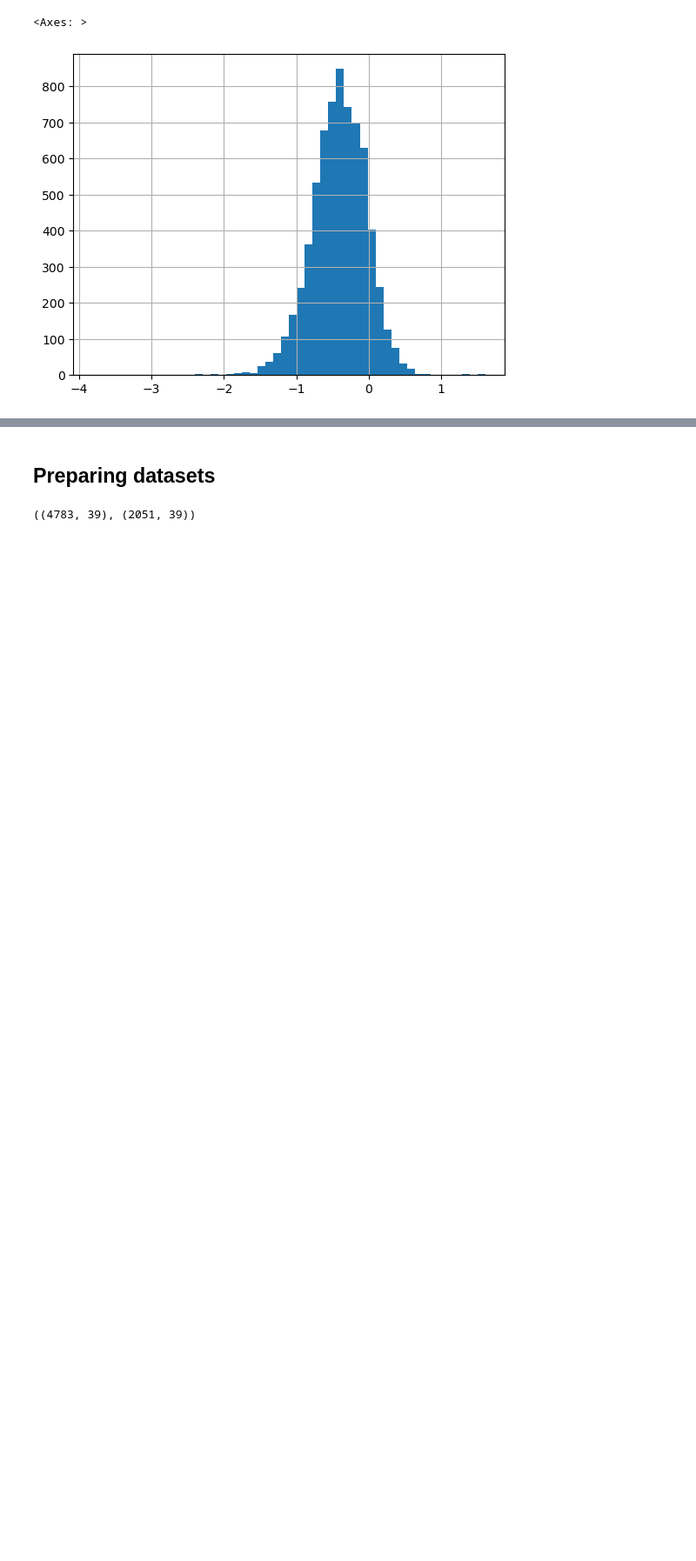
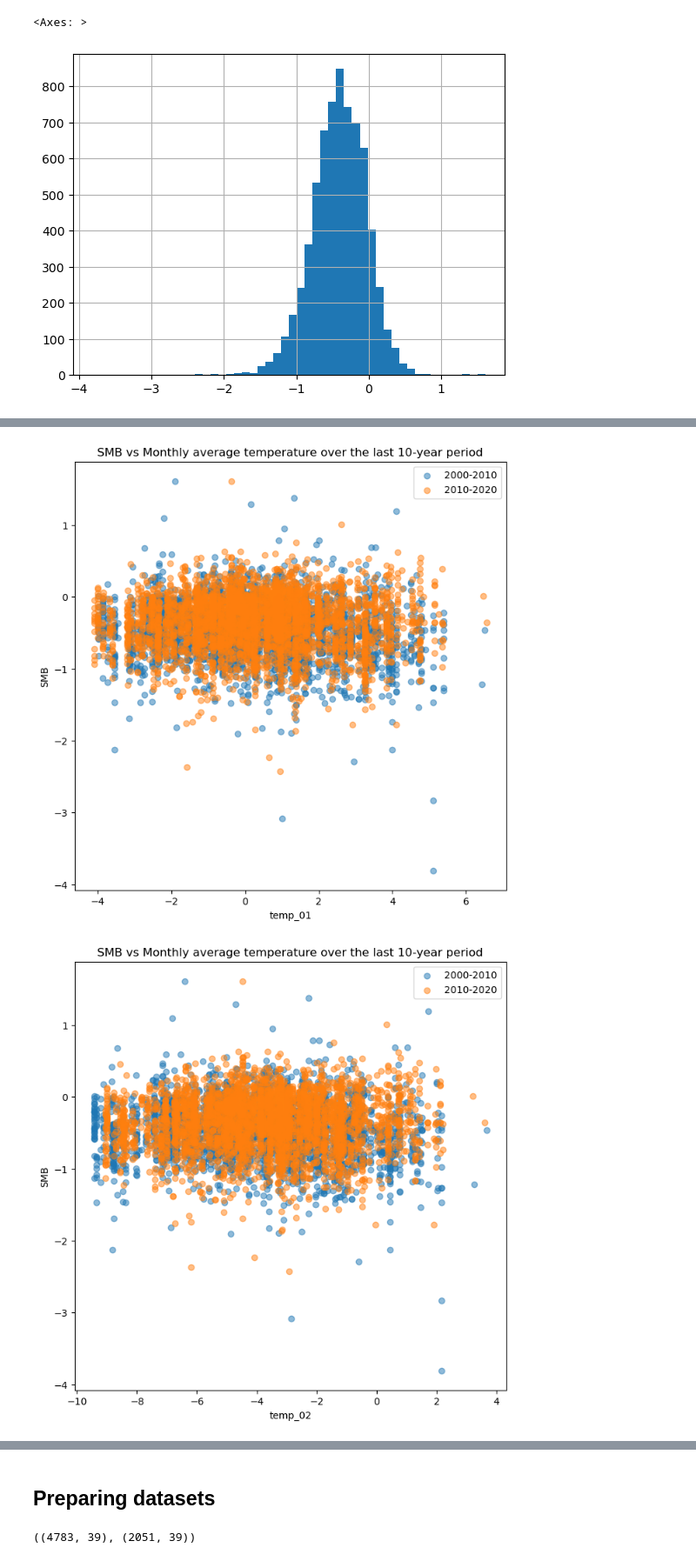
Before and after one commit to ghostpress/ma751-project, a Jupyter notebook: data/dataExploration.ipynb, the cells around one changed output, grey strips where cells are left out. Shown at 87% size. Cells and saved outputs as stored; diff of their text form; code cells hidden in the pictures; blank space fills up the shorter version.

```diff
--- a/data/dataExploration.ipynb
+++ b/data/dataExploration.ipynb
@@ -43,0 +59,32 @@ plt.show()
+# %%
+# is there a relationship between mass balance and the temperature variables?
+
+cols = []
+
+for t in range(12):
+    yr = t + 1
+    if yr < 10:
+        yr = "0" + str(yr)
+    else:
+        yr = str(yr)
+
+    cols.append("temp_" + yr)
+
+# save a random scatterplot
+to_save = random.randint(0, 11)
+to_save = cols[to_save]
+
+for col in cols:
+    plt.figure(figsize=(8,8))
+    plt.scatter(period1.loc[:, col], period1["dmdtda"], alpha=0.5, label='2000-2010')
+    plt.scatter(period2.loc[:, col], period2["dmdtda"], alpha=0.5, label='2010-2020')
+    plt.title("SMB vs Monthly average temperature over the last 10-year period")
+    plt.xlabel(col)
+    plt.ylabel("SMB")
+    plt.legend(loc='upper right')
+    if col == to_save:
+        plt.savefig(data_path + "/" + col + ".png")
+    plt.show()
+# %% [output]
+[figure, added]
+[figure, added]
```
Also changed, not shown: parts of 9 cells of this notebook, 9 other files.
